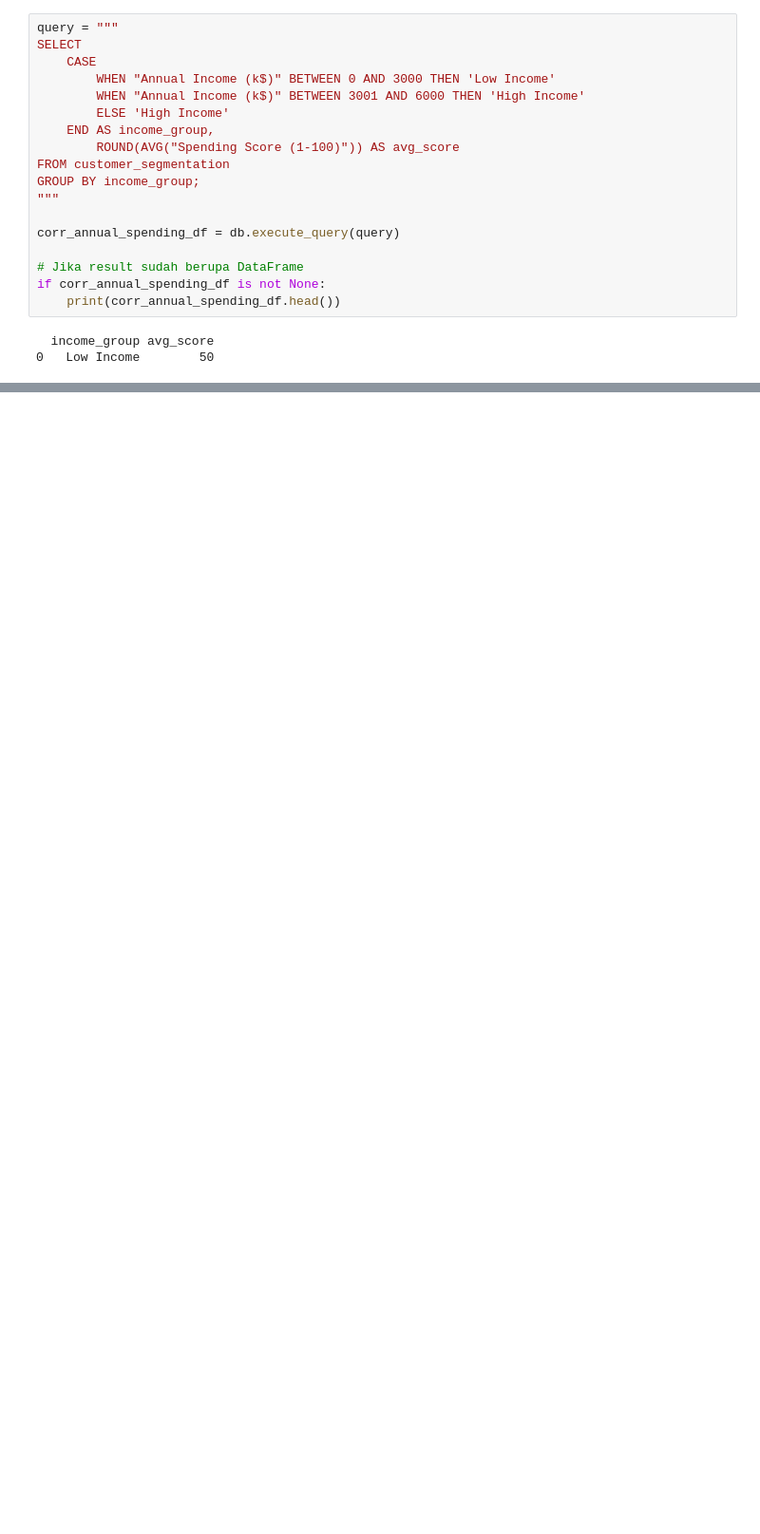
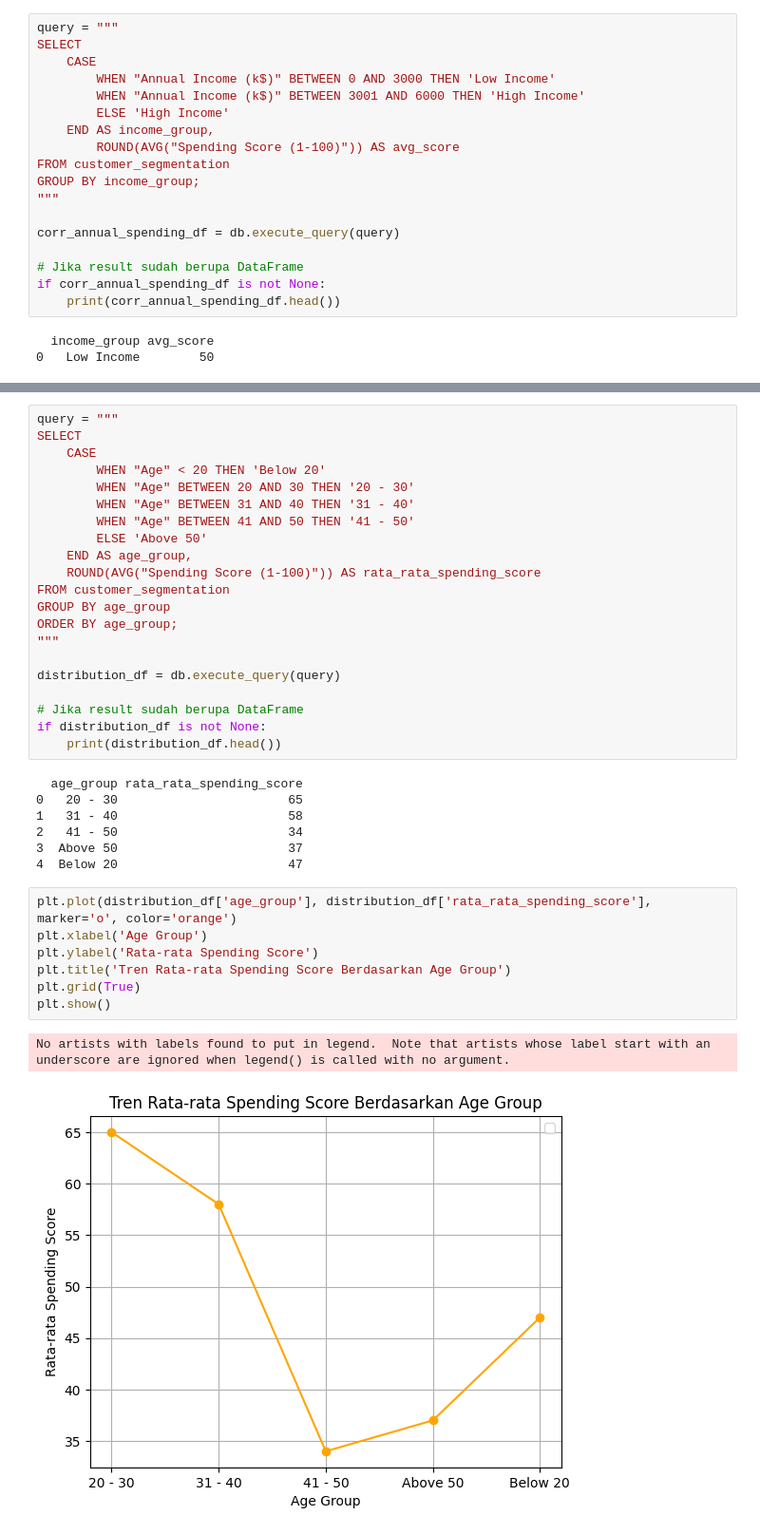
Before and after one commit to BlackBox-Ops/ML-Customer-Segmentation, a Jupyter notebook: notebooks/analisis_eda.ipynb, the cells around one changed output, grey strips where cells are left out. Shown at 95% size. Cells and saved outputs as stored; diff of their text form; blank space fills up the shorter version.

```diff
--- a/notebooks/analisis_eda.ipynb
+++ b/notebooks/analisis_eda.ipynb
@@ -775,0 +831,38 @@ if corr_annual_spending_df is not None:
+# %%
+query = """
+SELECT
+    CASE
+        WHEN "Age" < 20 THEN 'Below 20'
+        WHEN "Age" BETWEEN 20 AND 30 THEN '20 - 30'
+        WHEN "Age" BETWEEN 31 AND 40 THEN '31 - 40'
+        WHEN "Age" BETWEEN 41 AND 50 THEN '41 - 50'
+        ELSE 'Above 50'
+    END AS age_group,
+    ROUND(AVG("Spending Score (1-100)")) AS rata_rata_spending_score
+FROM customer_segmentation
+GROUP BY age_group
+ORDER BY age_group;
+"""
+
+distribution_df = db.execute_query(query)
+
+# Jika result sudah berupa DataFrame
+if distribution_df is not None:
+    print(distribution_df.head())
+# %% [output]
+  age_group rata_rata_spending_score
+0   20 - 30                       65
+1   31 - 40                       58
+2   41 - 50                       34
+3  Above 50                       37
+4  Below 20                       47
+# %%
+plt.plot(distribution_df['age_group'], distribution_df['rata_rata_spending_score'], marker='o', color='orange')
+plt.xlabel('Age Group')
+plt.ylabel('Rata-rata Spending Score')
+plt.title('Tren Rata-rata Spending Score Berdasarkan Age Group')
+plt.grid(True)
+plt.show()
+# %% [output]
+No artists with labels found to put in legend.  Note that artists whose label start with an underscore are ignored when legend() is called with no argument.
+[figure, added]
```
Also changed, not shown: parts of 5 cells of this notebook.
